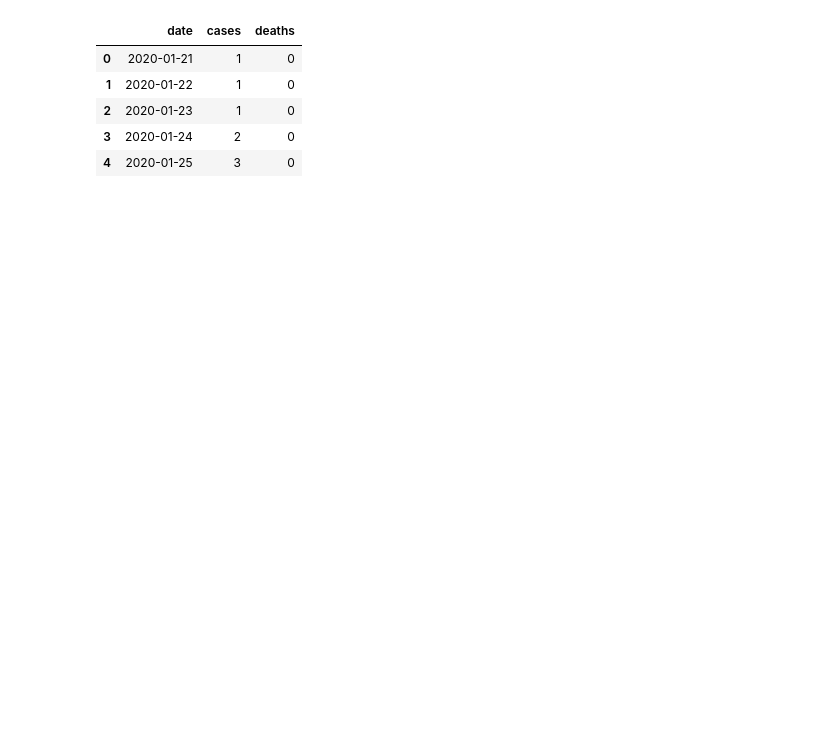
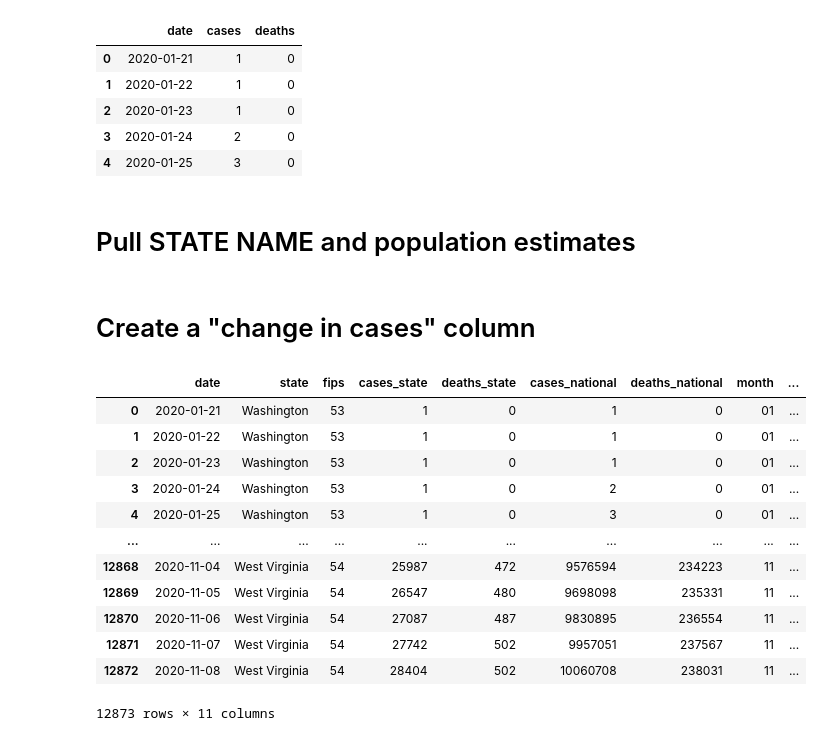
Before and after one commit to danvalen1/Corona-Employment, a Jupyter notebook: notebooks/tjh/geoData.ipynb, the cells around one changed output. Cells and saved outputs as stored; diff of their text form; code cells hidden in the pictures; blank space fills up the shorter version.

Commit message:
finished making the geo/covid/political df

```diff
--- a/notebooks/tjh/geoData.ipynb
+++ b/notebooks/tjh/geoData.ipynb
@@ -4,10 +5,27 @@ import geopandas as gpd
 
 %matplotlib inline
 # %%
+# shape file
 us_shape = gpd.read_file('../../src/data/cb_2018_us_state_500k.shp')
+
+# president voting data
 us_presidency = pd.read_csv('../../src/data/president_county_candidate.csv')
+
+# Covid data per state
 df_covid = pd.read_csv('https://raw.githubusercontent.com/nytimes/covid-19-data/master/us-states.csv')
+
+# Covid data for all of the USA
 df_us_total = pd.read_csv('https://raw.githubusercontent.com/nytimes/covid-19-data/master/us.csv')
+
+# Population estimates for all of the USA
+state_population = pd.read_csv('../../src/data/state_population.csv')
+
+# governers per state
+
+url = 'https://en.wikipedia.org/wiki/List_of_current_United_States_governors'
+governers_list = pd.read_html(url)
+df_gov = governers_list[0]#[['State', 'Governer', 'Party.1']]
+df_gov = df_gov.iloc[:,[0,2,4]]
 # %%
 us_shape.head()
 # %% [output]
@@ -44,3 +82,55 @@ df_us_total.head()
 | 2 | 2020-01-23 | 1 | 0 |
 | 3 | 2020-01-24 | 2 | 0 |
 | 4 | 2020-01-25 | 3 | 0 |
+# %% [markdown]
+# Pull STATE NAME and population estimates
+# %%
+df_state_data = state_population[['STATE', 'NAME', 'POPESTIMATE2019']]
+# %% [markdown]
+# Create a "change in cases" column
+# %%
+# Merge total cases with united states cases
+df_covid_total = df_covid.merge(df_us_total,
+                                left_on='date',
+                                right_on='date',
+                                suffixes=('_state', '_national'))
+
+# convert date to datetime object
+df_covid_total.date = pd.to_datetime(df_covid_total.date)
+
+# create a months column and then take the mean
+df_covid_total['month'] = df_covid_total.date.dt.strftime('%m')
+
+
+# April cases
+df_covid_total_april = df_covid_total[df_covid_total.month == '04']
+april_cases = df_covid_total_april.groupby(['state']).cases_state.mean()
+
+# July cases
+df_covid_total_july = df_covid_total[df_covid_total.month == '07']
+july_cases = df_covid_total_july.groupby(['state']).cases_state.mean()
+
+# Increase in Cases
+change_in_cases = july_cases - april_cases
+
+change_in_cases
+# df_covid_total['cases_state'] = cases_state
+# df_covid_total['deaths_state'] = deaths_state
+
+
+df_covid_pop = df_covid_total.merge(df_state_data, left_on= 'state', right_on='NAME')
+df_covid_pop
+# %% [output]
+|  | date | state | fips | cases_state | deaths_state | cases_national | deaths_national | month | ... |
+| 0 | 2020-01-21 | Washington | 53 | 1 | 0 | 1 | 0 | 01 | ... |
+| 1 | 2020-01-22 | Washington | 53 | 1 | 0 | 1 | 0 | 01 | ... |
+| 2 | 2020-01-23 | Washington | 53 | 1 | 0 | 1 | 0 | 01 | ... |
+| 3 | 2020-01-24 | Washington | 53 | 1 | 0 | 2 | 0 | 01 | ... |
+| 4 | 2020-01-25 | Washington | 53 | 1 | 0 | 3 | 0 | 01 | ... |
+| ... | ... | ... | ... | ... | ... | ... | ... | ... | ... |
+| 12868 | 2020-11-04 | West Virginia | 54 | 25987 | 472 | 9576594 | 234223 | 11 | ... |
+| 12869 | 2020-11-05 | West Virginia | 54 | 26547 | 480 | 9698098 | 235331 | 11 | ... |
+| 12870 | 2020-11-06 | West Virginia | 54 | 27087 | 487 | 9830895 | 236554 | 11 | ... |
+| 12871 | 2020-11-07 | West Virginia | 54 | 27742 | 502 | 9957051 | 237567 | 11 | ... |
+| 12872 | 2020-11-08 | West Virginia | 54 | 28404 | 502 | 10060708 | 238031 | 11 | ... |
+12873 rows × 11 columns
```
Also changed, not shown: parts of 24 cells of this notebook.
